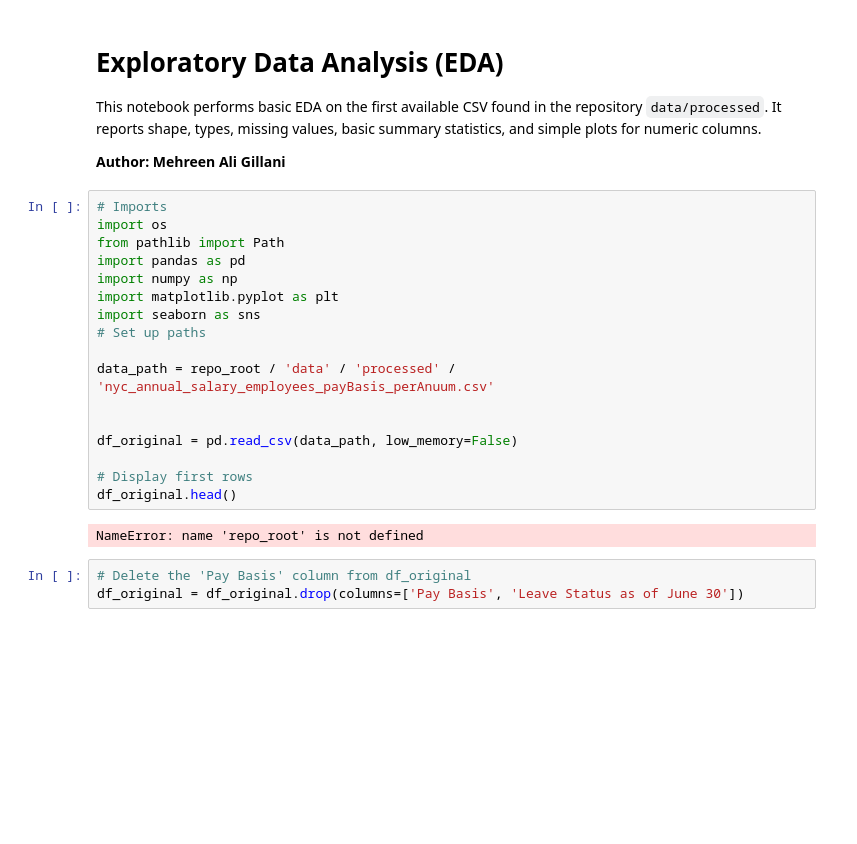
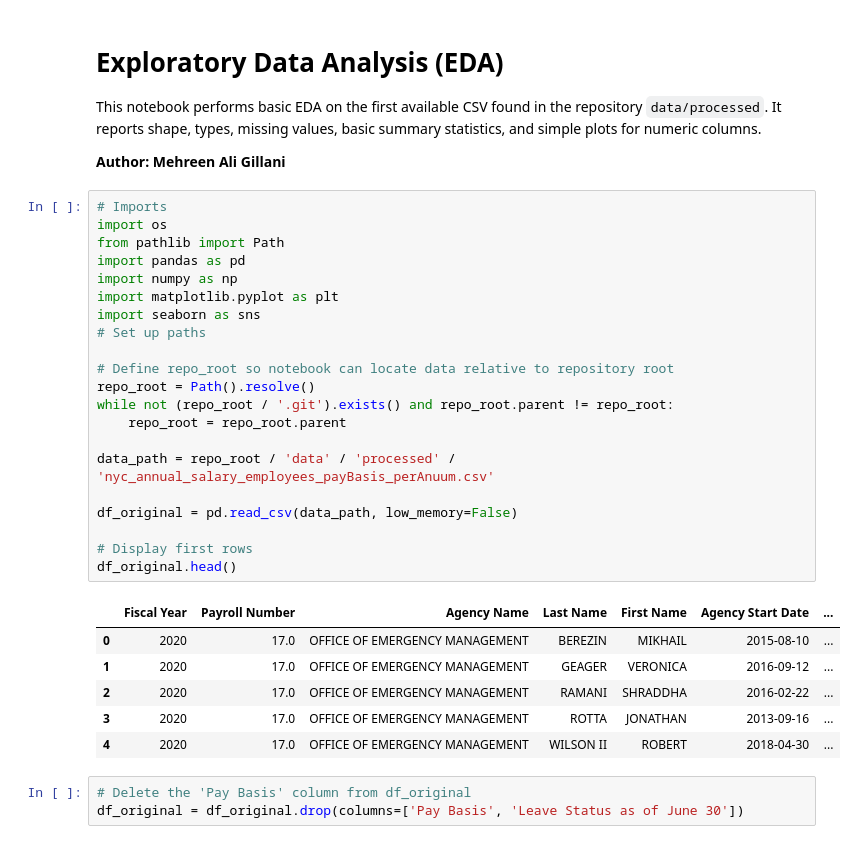
Before and after one commit to aaliyahmjh/data622, a Jupyter notebook: notebooks/exploratory/EDA.ipynb, the cells around one changed output. Drawn from its saved outputs; the diff is of its cells as text; blank space fills up the shorter version.

```diff
--- a/notebooks/exploratory/EDA.ipynb
+++ b/notebooks/exploratory/EDA.ipynb
@@ -6,22 +6,31 @@ This notebook performs basic EDA on the first available CSV found in the reposit
 # %%
 # Imports
 import os
 from pathlib import Path
 import pandas as pd
 import numpy as np
 import matplotlib.pyplot as plt
 import seaborn as sns
 # Set up paths
 
+# Define repo_root so notebook can locate data relative to repository root
+repo_root = Path().resolve()
+while not (repo_root / '.git').exists() and repo_root.parent != repo_root:
+    repo_root = repo_root.parent
+
 data_path = repo_root / 'data' / 'processed' / 'nyc_annual_salary_employees_payBasis_perAnuum.csv'
-
 
 df_original = pd.read_csv(data_path, low_memory=False)
 
 # Display first rows
 df_original.head()
 # %% [output]
-NameError: name 'repo_root' is not defined
+|  | Fiscal Year | Payroll Number | Agency Name | Last Name | First Name | Agency Start Date | ... |
+| 0 | 2020 | 17.0 | OFFICE OF EMERGENCY MANAGEMENT | BEREZIN | MIKHAIL | 2015-08-10 | ... |
+| 1 | 2020 | 17.0 | OFFICE OF EMERGENCY MANAGEMENT | GEAGER | VERONICA | 2016-09-12 | ... |
+| 2 | 2020 | 17.0 | OFFICE OF EMERGENCY MANAGEMENT | RAMANI | SHRADDHA | 2016-02-22 | ... |
+| 3 | 2020 | 17.0 | OFFICE OF EMERGENCY MANAGEMENT | ROTTA | JONATHAN | 2013-09-16 | ... |
+| 4 | 2020 | 17.0 | OFFICE OF EMERGENCY MANAGEMENT | WILSON II | ROBERT | 2018-04-30 | ... |
 # %%
 # Delete the 'Pay Basis' column from df_original
 df_original = df_original.drop(columns=['Pay Basis', 'Leave Status as of June 30'])
```
Also changed, not shown: parts of 1 cell of this notebook.
